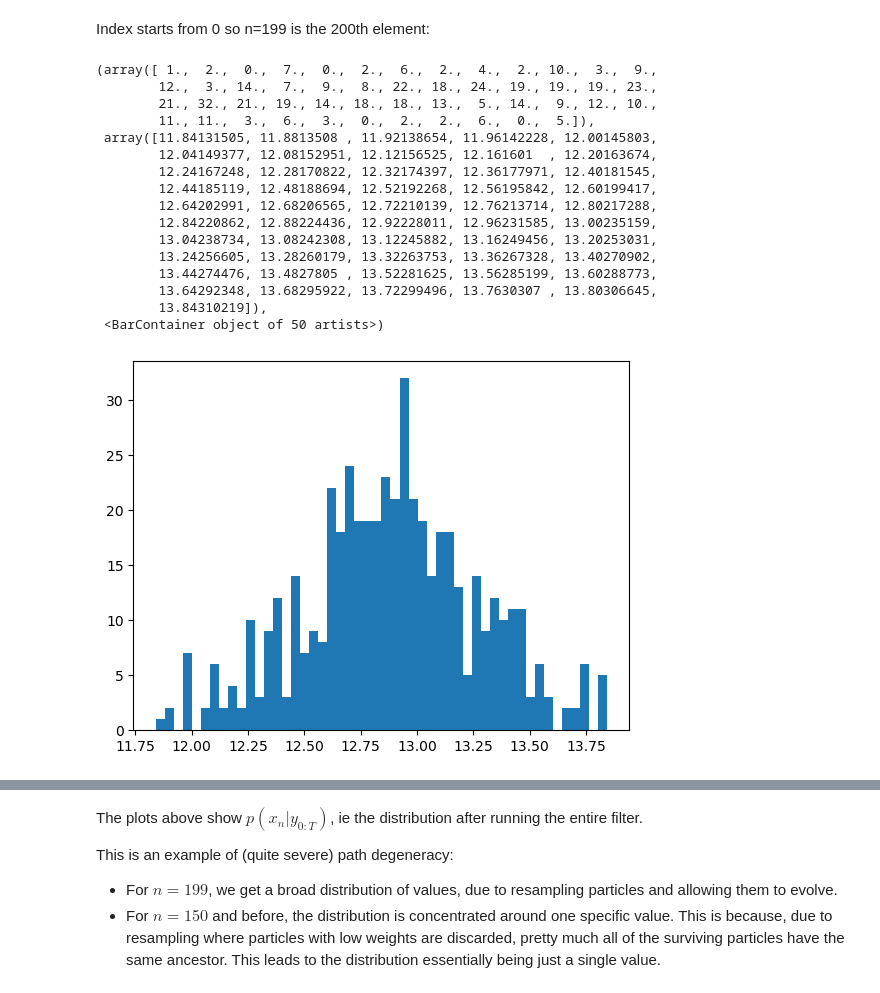
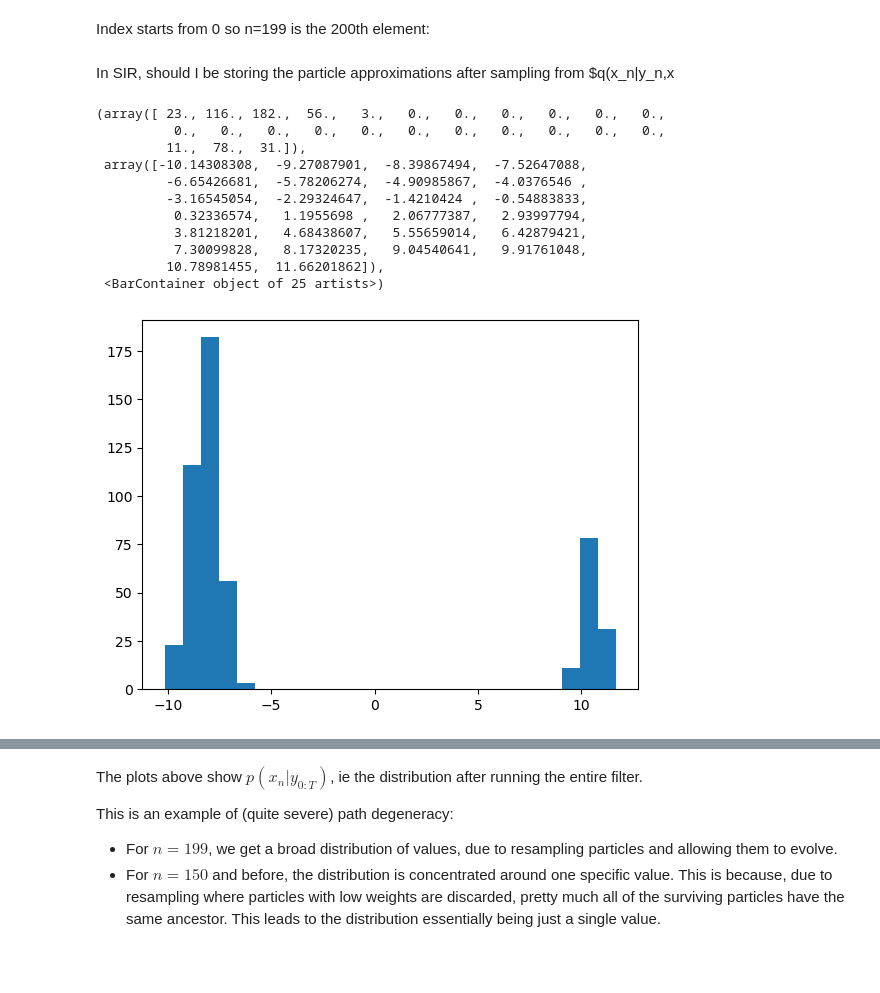
Before and after one commit to Gautam-Chauhan/Advanced-Simulation-Coursework, a Jupyter notebook: Q1.ipynb, the cells around one changed output, grey strips where cells are left out. Saved outputs shown, nothing was run; the diff lists cells and outputs as text; code cells hidden in the pictures; blank space fills up the shorter version.

```diff
--- a/Q1.ipynb
+++ b/Q1.ipynb
@@ -119,7 +120,8 @@ def prop_mean_var(y,x_prev,n):
     # See equations for mean and variance of optimal propsal in notes
     psi = 1/2*x_prev + 25*x_prev/(1+x_prev**2) + 8*np.cos(1.2*n)
     S = 1/(10 + 1/100*psi**2)
-    m = S*(10*psi + 1/10*psi*(y-1/20*psi+1/10*psi**2))
+    # m = S*(10*psi + 1/10*psi*(y-1/20*psi+1/10*psi**2))
+    m = S*(10*psi + 1/10*psi*(y+1/20*psi**2))
 
     return m,S
 # %%
@@ -147,10 +149,16 @@ def resample(omega, X, rng):
 
     return new_X
 # %%
-def SIR(y,N,max_n):
+def SIR(y,N):
+
+    # Get the full length of the sequence
+    T = len(y)
+
+    # List to store all the arrays of particles after each timestep
+    all_X = []
 
     # Set array to store particles for max_n iterations
-    X = np.zeros((N,max_n+1))
+    X = np.zeros((N,T))
 
     # TIME 0
     # Sample from initial proposal (N(0,1)), calculate weights and normalise
@@ -158,12 +166,14 @@ def SIR(y,N,max_n):
     X[:,0] = stats.norm.rvs(size=N,random_state=rng)
     # In the initial case, the transition density and proposal cancel out, leaving omega = g(y0|x0)
     log_omega = log_g(X[:,0],y[0])
-    max_val = max(log_omega)
-    omega = np.exp(log_omega-max_val)/sum(np.exp(log_omega-max_val))
+    max_val = np.max(log_omega)
+    omega = np.exp(log_omega-max_val)/np.sum(np.exp(log_omega-max_val))
+    # Empirical distribution is the distribution after sampling from the proposal, but before resampling
+    all_X.append(X)
     X = resample(omega,X,rng)
 
     # TIME n>0
-    for n in range(1,max_n+1):
+    for n in range(1,T):
 
         m,S = prop_mean_var(y[0],X[:,n-1],n)
         rng = np.random.default_rng(seed=n)
@@ -173,36 +183,35 @@ def SIR(y,N,max_n):
         # Need to work with logs to avoid numerical stability issues
         log_omega = log_f(X[:,n],X[:,n-1],n) + log_g(X[:,n],y[n]) - log_q(X[:,n],m,S)
         # Use exp-normalise trick
-        max_val = max(log_omega)
-        omega = np.exp(log_omega-max_val)/sum(np.exp(log_omega-max_val))
-        rng2 = np.random.default_rng(seed=3*n)
+        max_val = np.max(log_omega)
+        omega = np.exp(log_omega-max_val)/np.sum(np.exp(log_omega-max_val))
+        rng2 = np.random.default_rng(seed=n)
+        all_X.append(X)
         X = resample(omega,X,rng2)
 
-    return X
+    return all_X
 # %% [markdown]
 WARNING: The results seem quite sensitive to the seed used for the multinomial distribution. Is this an issue with the way the algorithm has been coded?
 # %%
-X = SIR(y,500,max_n=200)
+all_X = SIR(y,500)
 # %% [markdown]
 Index starts from 0 so n=199 is the 200th element:
+# %% [markdown]
+In SIR, should I be storing the particle approximations after sampling from $q(x_n|y_n,x
 # %%
-plt.hist(X[:,200],bins=50)
+X = all_X[200]
+plt.hist(X[:,-1],bins=25)
 # %% [output]
-(array([ 1.,  2.,  0.,  7.,  0.,  2.,  6.,  2.,  4.,  2., 10.,  3.,  9.,
-        12.,  3., 14.,  7.,  9.,  8., 22., 18., 24., 19., 19., 19., 23.,
-        21., 32., 21., 19., 14., 18., 18., 13.,  5., 14.,  9., 12., 10.,
-        11., 11.,  3.,  6.,  3.,  0.,  2.,  2.,  6.,  0.,  5.]),
- array([11.84131505, 11.8813508 , 11.92138654, 11.96142228, 12.00145803,
-        12.04149377, 12.08152951, 12.12156525, 12.161601  , 12.20163674,
-        12.24167248, 12.28170822, 12.32174397, 12.36177971, 12.40181545,
-        12.44185119, 12.48188694, 12.52192268, 12.56195842, 12.60199417,
-        12.64202991, 12.68206565, 12.72210139, 12.76213714, 12.80217288,
-        12.84220862, 12.88224436, 12.92228011, 12.96231585, 13.00235159,
-        13.04238734, 13.08242308, 13.12245882, 13.16249456, 13.20253031,
-        13.24256605, 13.28260179, 13.32263753, 13.36267328, 13.40270902,
-        13.44274476, 13.4827805 , 13.52281625, 13.56285199, 13.60288773,
-        13.64292348, 13.68295922, 13.72299496, 13.7630307 , 13.80306645,
-        13.84310219]),
- <BarContainer object of 50 artists>)
+(array([ 23., 116., 182.,  56.,   3.,   0.,   0.,   0.,   0.,   0.,   0.,
+          0.,   0.,   0.,   0.,   0.,   0.,   0.,   0.,   0.,   0.,   0.,
+         11.,  78.,  31.]),
+ array([-10.14308308,  -9.27087901,  -8.39867494,  -7.52647088,
+         -6.65426681,  -5.78206274,  -4.90985867,  -4.0376546 ,
+         -3.16545054,  -2.29324647,  -1.4210424 ,  -0.54883833,
+          0.32336574,   1.1955698 ,   2.06777387,   2.93997794,
+          3.81218201,   4.68438607,   5.55659014,   6.42879421,
+          7.30099828,   8.17320235,   9.04540641,   9.91761048,
+         10.78981455,  11.66201862]),
+ <BarContainer object of 25 artists>)
-[figure, old version]
+[figure, new version]
 # %%
```
Also changed, not shown: parts of 9 cells of this notebook.
